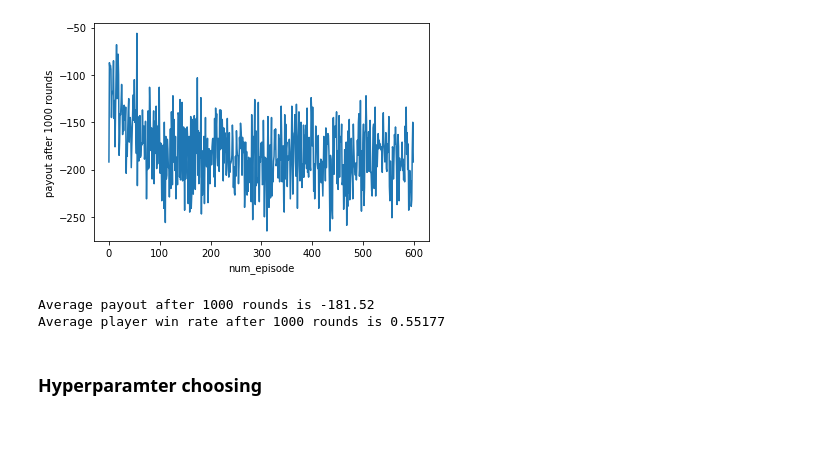
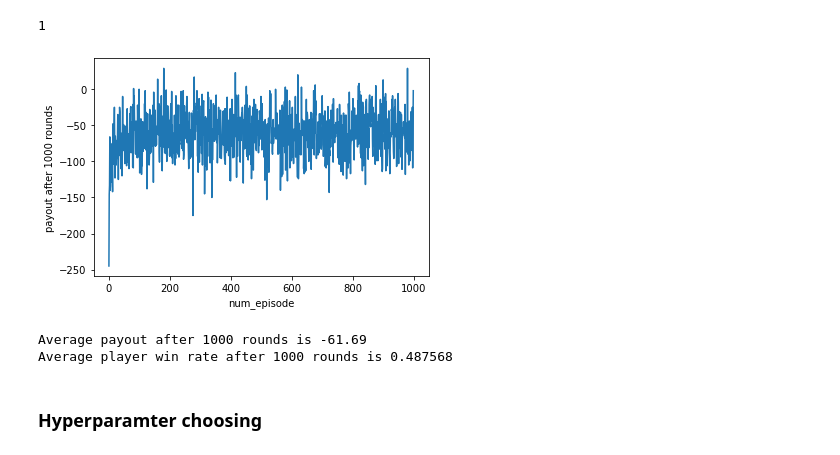
Before and after one commit to junru-xiong/EiR-Reinforcement-Learning, a Jupyter notebook: blackjack/blackjack_junru.ipynb, the cells around one changed output. Cells and saved outputs as stored; diff of their text form; code cells hidden in the pictures.

```diff
--- a/blackjack/blackjack_junru.ipynb
+++ b/blackjack/blackjack_junru.ipynb
@@ -121,7 +121,9 @@ class Agent():
         probs = np.array(list(self.Q[observation].values()))/self.t
         probs = np.exp(probs) / np.sum(np.exp(probs))
 
-        action = np.random.choice(np.where(probs == np.max(probs))[0])
+        action = np.random.choice(len(probs), 1, p=probs)[0]
+
+        # action = np.random.choice(np.where(probs == np.max(probs))[0])
 
         # maxQ = self.get_maxQ(observation)
         # # uniformly distributed random number > epsilon happens with probability 1-epsilon
@@ -152,10 +154,14 @@ class Agent():
         self.Q[observation][action] += self.alpha * (reward
                                                      + (self.gamma * self.get_maxQ(next_observation))
                                                      - self.Q[observation][action])
+# %%
+np.random.choice(len([0.1,0.9]), 1, p=[0.1,0.9])[0]
+# %% [output]
+1
 # %%
 import matplotlib.pyplot as plt
 
-agent = Agent(env=env, epsilon=1.0, alpha=0.01, gamma=0.95, num_hands_to_train=30000)
+agent = Agent(env=env, t=0.1, epsilon=1.0, alpha=0.1, gamma=0, num_hands_to_train=30000)
 
 
 def train(agent,num_hands,num_episode):
@@ -186,19 +192,19 @@ def train(agent,num_hands,num_episode):
 # %%
 # Plot payout per 1000 episodes for episode
 num_hands=1000
-num_episode = 600
+num_episode = 1000
 payouts, total_wins, total_games = train(agent,num_hands,num_episode)
 plt.plot(payouts)
 plt.xlabel('num_episode')
 plt.ylabel('payout after 1000 rounds')
 plt.show()
 
 print ("Average payout after {} rounds is {}".format(num_hands, sum(payouts)/(num_episode)))
 print ("Average player win rate after {} rounds is {}".format(num_hands, total_wins/total_games))
 # %% [output]
-[figure, old version]
+[figure, new version]
-Average payout after 1000 rounds is -181.52
-Average player win rate after 1000 rounds is 0.55177
+Average payout after 1000 rounds is -61.69
+Average player win rate after 1000 rounds is 0.487568
 # %% [markdown]
 ### Hyperparamter choosing
 # %%
```
Also changed, not shown: parts of 7 cells of this notebook.
